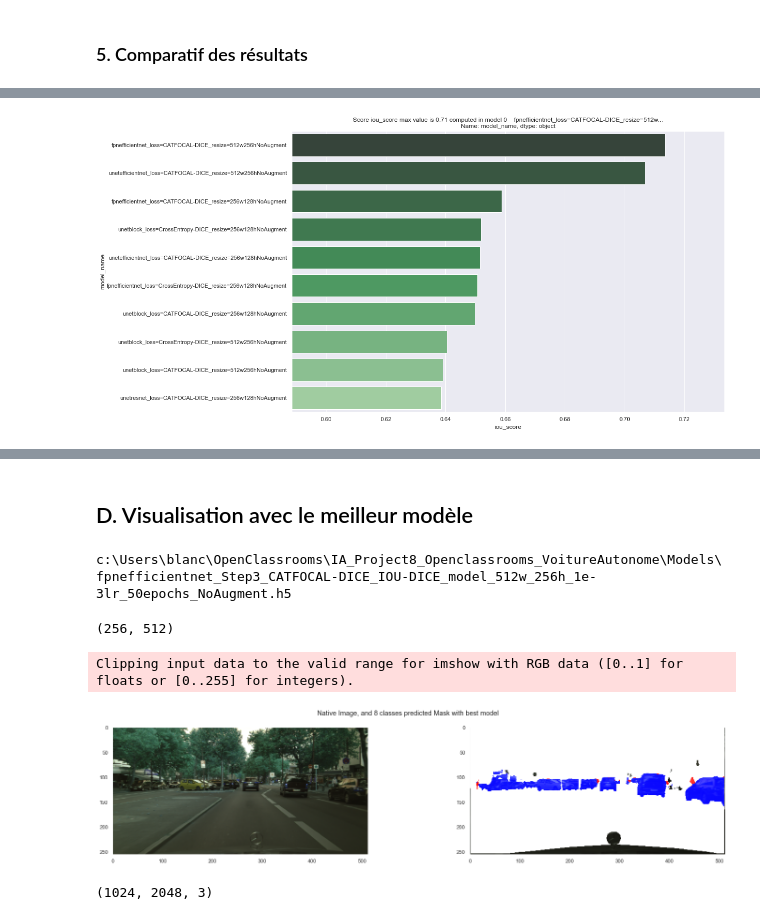
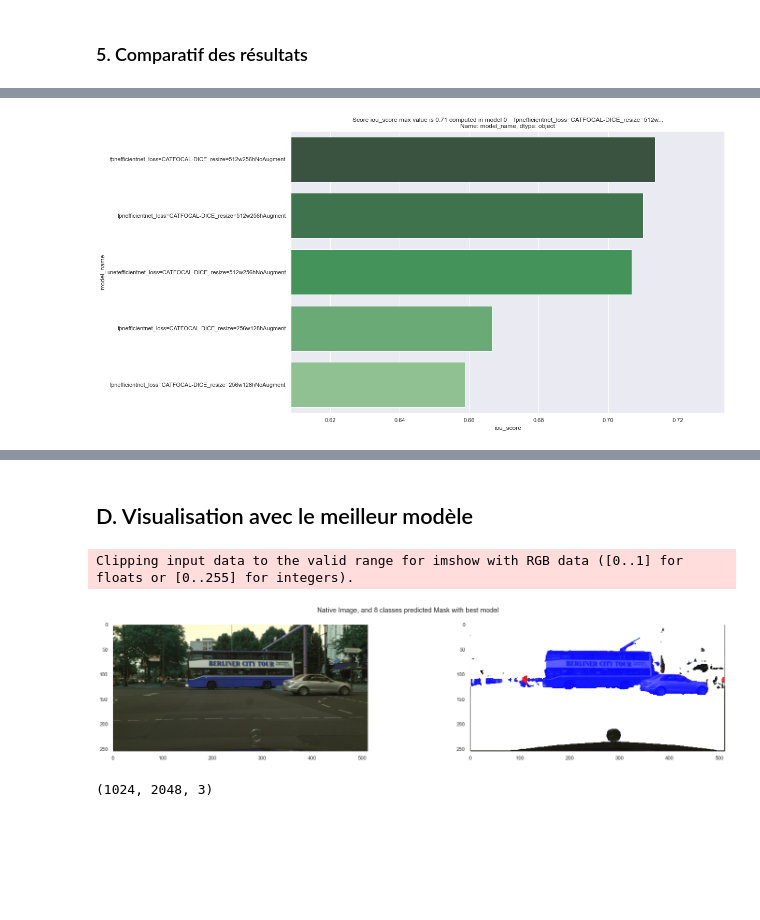
Before and after one commit to blanchonnicolas/IA_VoitureAutonome, a Jupyter notebook: Model_UNET.ipynb, the cells around one changed output, grey strips where cells are left out. Saved outputs shown, nothing was run; the diff lists cells and outputs as text; code cells hidden in the pictures; blank space fills up the shorter version.

Commit message:
Models compared with visualisation and notebook cleared

```diff
--- a/Model_UNET.ipynb
+++ b/Model_UNET.ipynb
@@ -109,11 +109,11 @@ Nous générons nos données d'entrainement et de test, en prenant en considéra
 # %%
 # Data Loader preparation
 n_sample = None #500 #Pour les tests, nous limitons le jeu de données à 20 images
-batch_size = 5 #Pour les tests, nous limitons le batch_size à 2 images
-resize_width = 256
-resize_height = 512
+batch_size = 2 #Pour les tests, nous limitons le batch_size à 2 images
+resize_width = 512
+resize_height = 256
 # Declare an augmentation pipeline
-# augmentation = None
+#augmentation = None
 augmentation = A.Compose(
                     [#A.RandomCrop(width=512, height=256),
                     A.Rotate(25),
@@ -127,8 +127,8 @@ augmentation = A.Compose(
 
 # Generators
 train_generators = GeneratorCitySpace(clean_df, n_sample, batch_size, resize_width, resize_height, 'train', augmentation)
-val_generators = GeneratorCitySpace(clean_df, n_sample, batch_size, resize_width, resize_height, 'val', augmentation)
-test_generators = GeneratorCitySpace(clean_df, n_sample, batch_size, resize_width, resize_height, 'test', augmentation)
+val_generators = GeneratorCitySpace(clean_df, n_sample, batch_size, resize_width, resize_height, 'val', None)
+test_generators = GeneratorCitySpace(clean_df, n_sample, batch_size, resize_width, resize_height, 'test', None)
 
 # #Autres Generator from Keras
 # #Tuto here: https://vijayabhaskar96.medium.com/tutorial-on-keras-imagedatagenerator-with-flow-from-dataframe-8bd5776e45c1
@@ -176,7 +176,7 @@ Voici ci-dessous quelques détails sur notre modèle UNET : (Voir fichier de fon
  - **La Sortie :** Dernière couche de convolution, avec fonction d'activation softmax pour classifier chaque pixel sur 8 classes
 # %%
 
-n_filters = 64 #Variable used in Neural Network Convolutions steps
+n_filters = 32 #Variable used in Neural Network Convolutions steps
 nb_class = 8
 #Load model architecture
 model_test = build_unet_block((resize_height, resize_width, 3), nb_class, n_filters)
@@ -641,17 +641,17 @@ augmentation = None
 
 # Generators
 train_generators = GeneratorCitySpace(clean_df, n_sample, batch_size, resize_width, resize_height, 'train', augmentation)
-val_generators = GeneratorCitySpace(clean_df, n_sample, batch_size, resize_width, resize_height, 'val', augmentation)
-val1_generators = GeneratorCitySpace(clean_df, n_sample, batch_size, 288, 144, 'val', augmentation)
-val2_generators = GeneratorCitySpace(clean_df, n_sample, 2, 512, 256, 'val', augmentation)
+val_generators = GeneratorCitySpace(clean_df, n_sample, batch_size, resize_width, resize_height, 'val', None)
+val1_generators = GeneratorCitySpace(clean_df, n_sample, batch_size, 288, 144, 'val', None)
+val2_generators = GeneratorCitySpace(clean_df, n_sample, 2, 512, 256, 'val', None)
 
-test_generators = GeneratorCitySpace(clean_df, n_sample, 2, 512, 256, 'test', augmentation)
+test_generators = GeneratorCitySpace(clean_df, n_sample, 2, 512, 256, 'test', None)
 # %%
 # Define Metrics
 metrics = [sm.metrics.FScore(), sm.metrics.IOUScore()] #Métriques = Choix final = Mesures de 2 métriques
 # Define Loss function
-#loss_function = (0.5 * sm.losses.CategoricalFocalLoss()) + sm.losses.DiceLoss()
-loss_function = (0.5 * sm.losses.CategoricalCELoss()) + sm.losses.DiceLoss()
+loss_function = (0.5 * sm.losses.CategoricalFocalLoss()) + sm.losses.DiceLoss()
+#loss_function = (0.5 * sm.losses.CategoricalCELoss()) + sm.losses.DiceLoss()
 # Define optimizer
 learning_rate = 1e-4 #Nous reduisons le LR, afin d'éviter le surapprentissage, et les instabilité de la Loss
 optim = keras.optimizers.Adam(learning_rate)
@@ -1037,7 +1037,7 @@ models_df.sort_values('iou_score', ascending=False).head(10)
 # %%
 # IOU Score per model
-plot_model_result(models_df.sort_values('iou_score', ascending=False).head(10).reset_index(), "iou_score", "model_name")
+plot_model_result(models_df.sort_values('iou_score', ascending=False).head(5).reset_index(), "iou_score", "model_name")
 print("Le meilleur modèle obtient un IOU score de :",models_df.sort_values('iou_score', ascending=False).head(1)['iou_score'].values)
 print("Le score final de la fonction de coût est de :",models_df.sort_values('iou_score', ascending=False).head(1)['loss'].values)
 # %% [output]
-[figure, old version]
+[figure, new version]
@@ -1047,7 +1047,8 @@ Le score final de la fonction de coût est de : [0.2099233716726303]
 ## D. Visualisation avec le meilleur modèle
 # %%
 src_path = os.path.abspath(os.path.join("../IA_Project8_Openclassrooms_VoitureAutonome"))
-#model_name = 'unetblock_Step3_CATFOCAL-DICE_IOU-DICE_model_512w_256h_1e-3lr_50epochs_NoAugment.h5'
+#model_name = 'unetblock_Step3_Crossentropy-DICE_IOU-DICE_model_256w_128h_1e-3lr_50epochs_NoAugment.h5'
+#model_name = 'fpnefficientnet_Step3_CATFOCAL-DICE_IOU-DICE_model_256w_128h_1e-3lr_50epochs_NoAugment.h5'
 model_name = 'fpnefficientnet_Step3_CATFOCAL-DICE_IOU-DICE_model_512w_256h_1e-3lr_50epochs_NoAugment.h5'
 
 # Consolidate  path name up to h5 model
@@ -1055,8 +1056,6 @@ model_path_name = os.path.join(src_path, "Models", model_name)
 
 # Load best model
 final_model = keras.models.load_model(model_path_name, compile=False)
-# %% [output]
-c:\Users\blanc\OpenClassrooms\IA_Project8_Openclassrooms_VoitureAutonome\Models\fpnefficientnet_Step3_CATFOCAL-DICE_IOU-DICE_model_512w_256h_1e-3lr_50epochs_NoAugment.h5
 # %%
 color_map = {
     '0': [0,0,0],
@@ -1071,21 +1070,23 @@ color_map = {
 
 # Select batch id and picture id from batch
 picture_id = 1
-batch_id = 0
+batch_id = 5
 alpha = 0.5
 
+image = test_generators[batch_id][0][picture_id]
+x = np.expand_dims(image, axis=0)
 # Use test dataset to generate masks from batch_generator images, using trained model
-masks = final_model.predict(test_generators[batch_id],verbose=0) #(np.expand_dims(img, axis=0), verbose=0)
+masks = final_model.predict(test_generators[batch_id])
 # Convert One hot encoded mask, to int from 0 to 7
-mask = np.argmax(masks[picture_id], axis=2).astype(np.uint8)
-image = test_generators[batch_id][0][picture_id]
-print(mask.shape)
-color_mask = image.copy()
-for i in range(mask.shape[0]): #mask.shape[0]
-    for j in range(mask.shape[1]): #mask.shape[1]
-        #print(color_map[str(mask[i, j])])
-        color_mask[i, j] = color_map[str(mask[i, j])]
-color_mask = cv2.addWeighted(image, alpha, color_mask, 1-alpha, 0, mask)
+y = np.argmax(masks[picture_id], axis=2) #.astype(np.uint8)
+#print(y.unique())
+# y = np.argmax(z, axis=2)
+mask = image.copy()
+for i in range(0, mask.shape[0]):
+    for j in range(0, mask.shape[1]):
+        mask[i,j] = color_map[str(y[i, j])]
+mask = cv2.addWeighted(image, alpha, mask, 1-alpha, 0, mask)
+
 
 plt.figure(figsize=(25, 5))
 plt.subplots_adjust(hspace=0.5)
@@ -1093,14 +1094,13 @@ plt.subplot(120 + 1 + 0)
 plt.grid(False)
 plt.imshow(image)
 plt.subplot(120 + 1 + 1)
-plt.imshow(color_mask)
+plt.imshow(mask)
 plt.grid(False)
 plt.suptitle(f'Native Image, and 8 classes predicted Mask with best model')
 plt.show()
 # %% [output]
-(256, 512)
+Clipping input data to the valid range for imshow with RGB data ([0..1] for floats or [0..255] for integers).
-Clipping input data to the valid range for imshow with RGB data ([0..1] for floats or [0..255] for integers).
-[figure, old version]
+[figure, new version]
 # %%
 color_map = {
     '0': [0,0,0],
```
Also changed, not shown: parts of 17 cells of this notebook.
